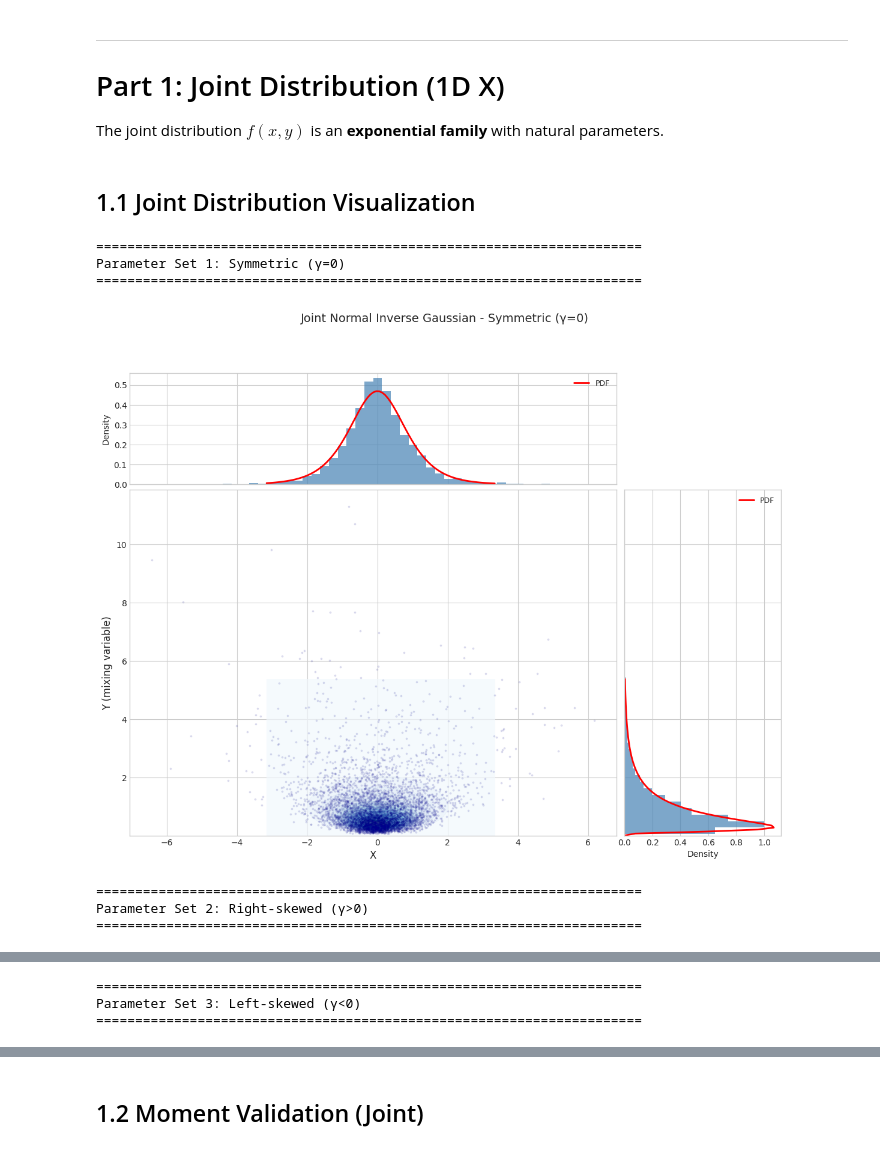
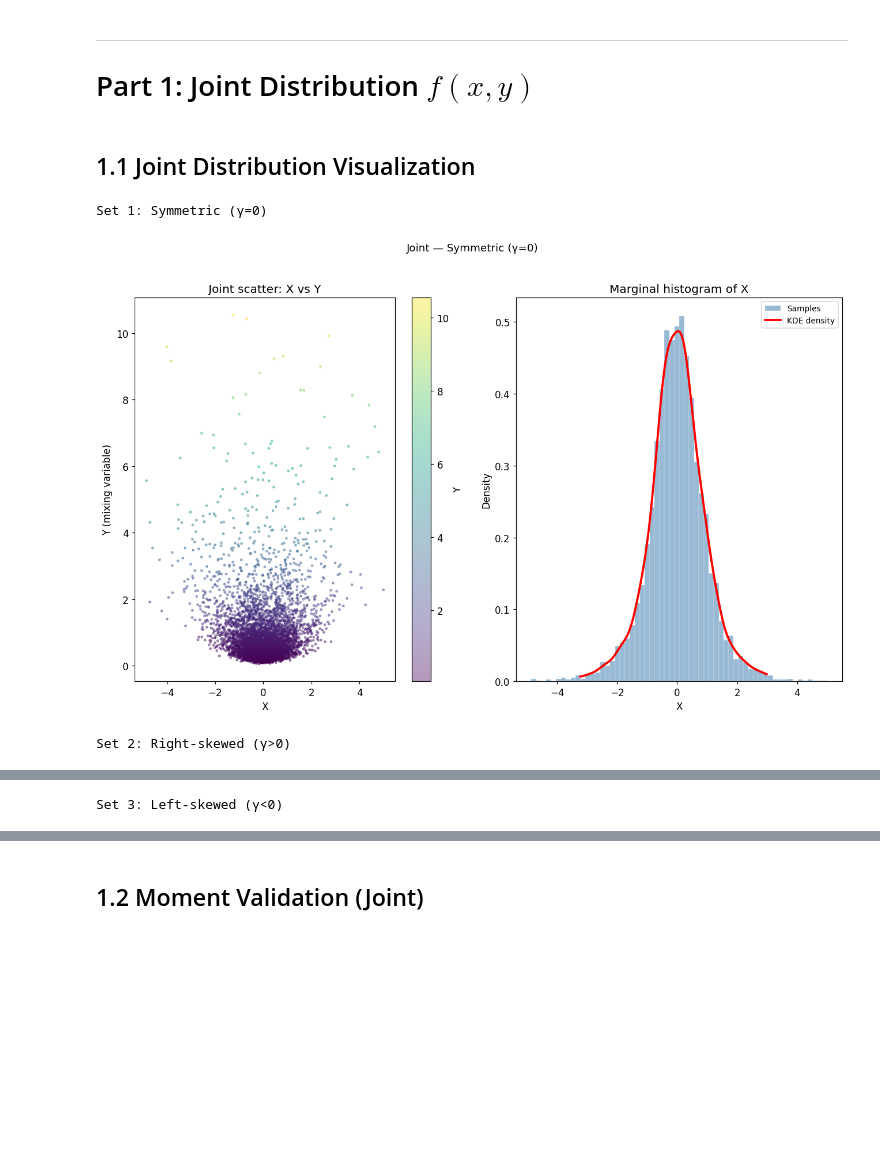
Before and after one commit to xshi19/normix, a Jupyter notebook: notebooks/normal_inverse_gaussian_distribution.ipynb, the cells around one changed output, grey strips where cells are left out. Cells and saved outputs as stored; diff of their text form; code cells hidden in the pictures; blank space fills up the shorter version.

```diff
--- a/notebooks/normal_inverse_gaussian_distribution.ipynb
+++ b/notebooks/normal_inverse_gaussian_distribution.ipynb
@@ -115,43 +57,19 @@ Parameter Set 3: Left-skewed (γ<0)
 # %% [markdown]
 ---
-# Part 1: Joint Distribution (1D X)
-
-The joint distribution $f(x, y)$ is an **exponential family** with natural parameters.
+# Part 1: Joint Distribution $f(x, y)$
-# %%
-def get_1d_params(params):
-    """Extract 1D version of parameters."""
-    return {
-        'mu': np.array([params['mu'][0]]),
-        'gamma': np.array([params['gamma'][0]]),
-        'sigma': np.array([[params['sigma'][0, 0]]]),
-        'delta': params['delta'],
-        'eta': params['eta']
-    }
 # %% [markdown]
 ## 1.1 Joint Distribution Visualization
 # %%
-N_SAMPLES = 5000
+N = 5000
 
 for i, params in enumerate(PARAM_SETS):
-    params_1d = get_1d_params(params)
-    joint_dist = JointNormalInverseGaussian.from_classical_params(**params_1d)
-
-    print(f"\n{'='*70}")
-    print(f"Parameter Set {i+1}: {params['name']}")
-    print(f"{'='*70}")
-
-    fig = plot_joint_distribution_1d(
-        joint_dist,
-        n_samples=N_SAMPLES,
-        random_state=42,
-        title=f"Joint Normal Inverse Gaussian - {params['name']}"
-    )
+    p1d = get_1d_params(params)
+    joint = JointNormalInverseGaussian.from_classical(**p1d)
+    print(f"\nSet {i+1}: {params['name']}")
+    fig = plot_joint_1d(joint, n_samples=N, seed=42,
+                        title=f"Joint — {params['name']}")
     plt.show()
 # %% [output]
-======================================================================
-Parameter Set 1: Symmetric (γ=0)
-======================================================================
+Set 1: Symmetric (γ=0)
-[figure, old version]
+[figure, new version]
-======================================================================
-Parameter Set 2: Right-skewed (γ>0)
-======================================================================
+Set 2: Right-skewed (γ>0)
@@ -159,3 +77 @@ Parameter Set 2: Right-skewed (γ>0)
-======================================================================
-Parameter Set 3: Left-skewed (γ<0)
-======================================================================
+Set 3: Left-skewed (γ<0)
```
Also changed, not shown: parts of 25 cells of this notebook, 11 other files.
